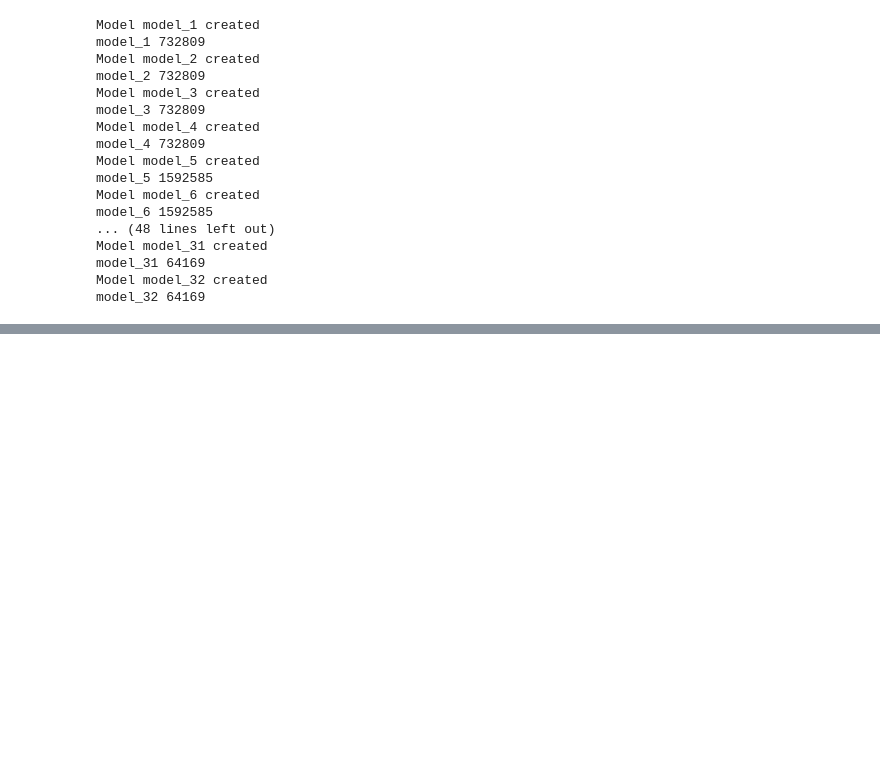
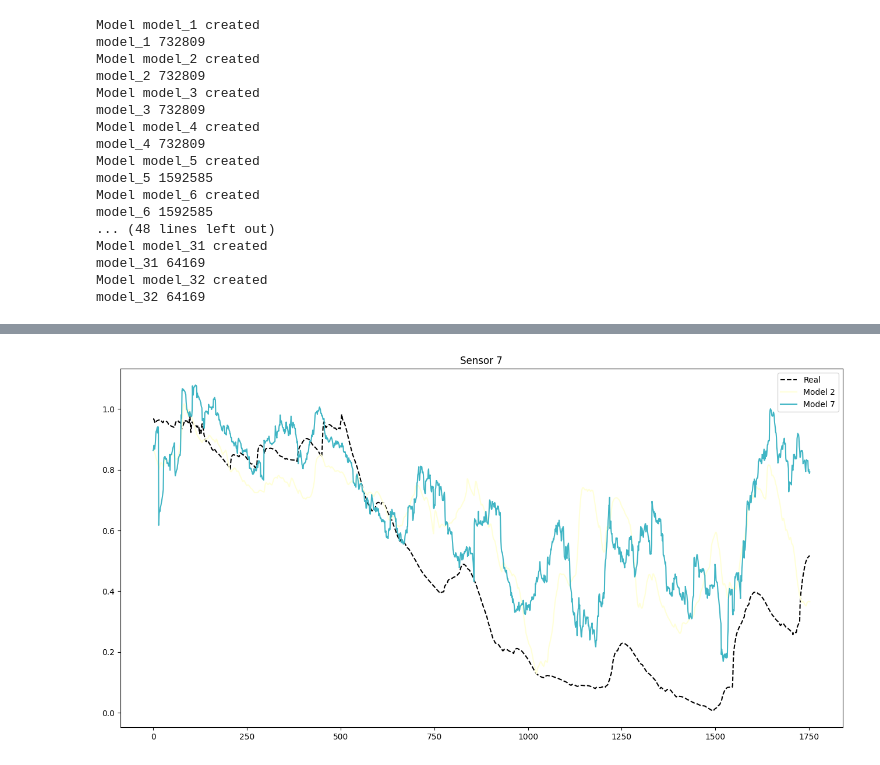
Before and after one commit to arnausanz/arnausanz.github.io, a Jupyter notebook: Results Analysis.ipynb, the cells around one changed output, grey strips where cells are left out. Drawn from its saved outputs; the diff is of its cells as text; code cells hidden in the pictures; blank space fills up the shorter version.

```diff
--- a/Results Analysis.ipynb
+++ b/Results Analysis.ipynb
@@ -160,0 +170,5 @@ plot_same_sfw_predictions(5, model_results, sfw_90)
+# %%
+# 90 days ahead prediction
+plot_same_sfw_predictions(7, model_results, [sfw_90[1], sfw_90[-1]], days_forced=90)
+# %% [output]
+[figure, added]
```
Also changed, not shown: parts of 5 cells of this notebook.
